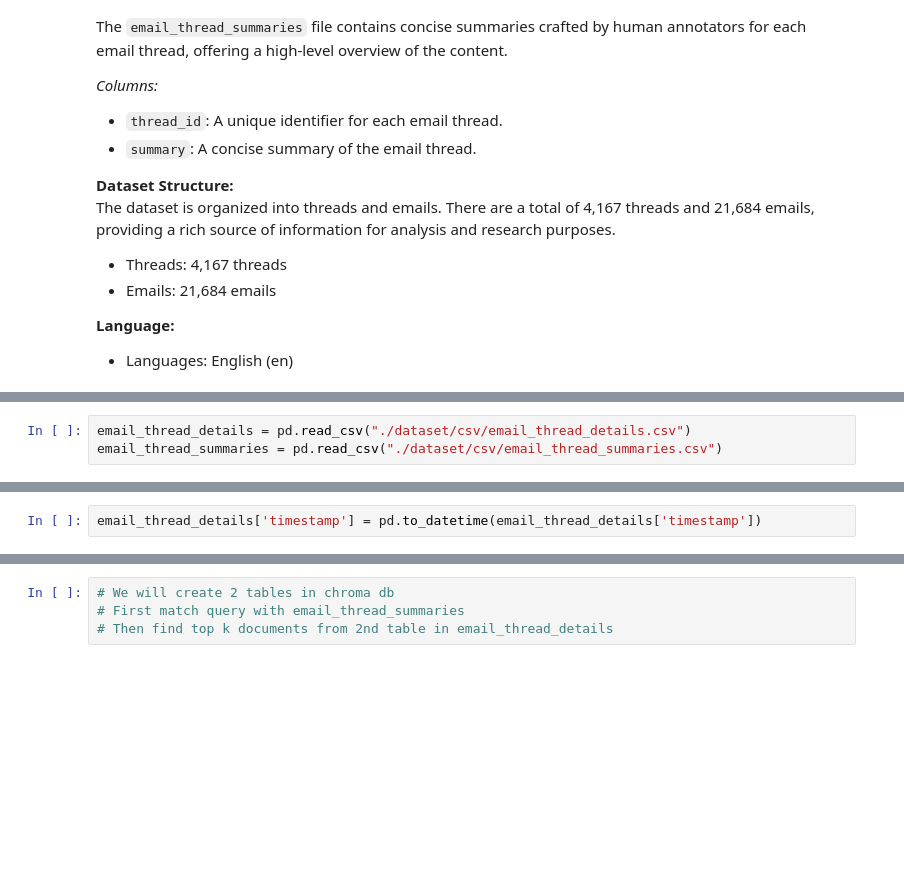
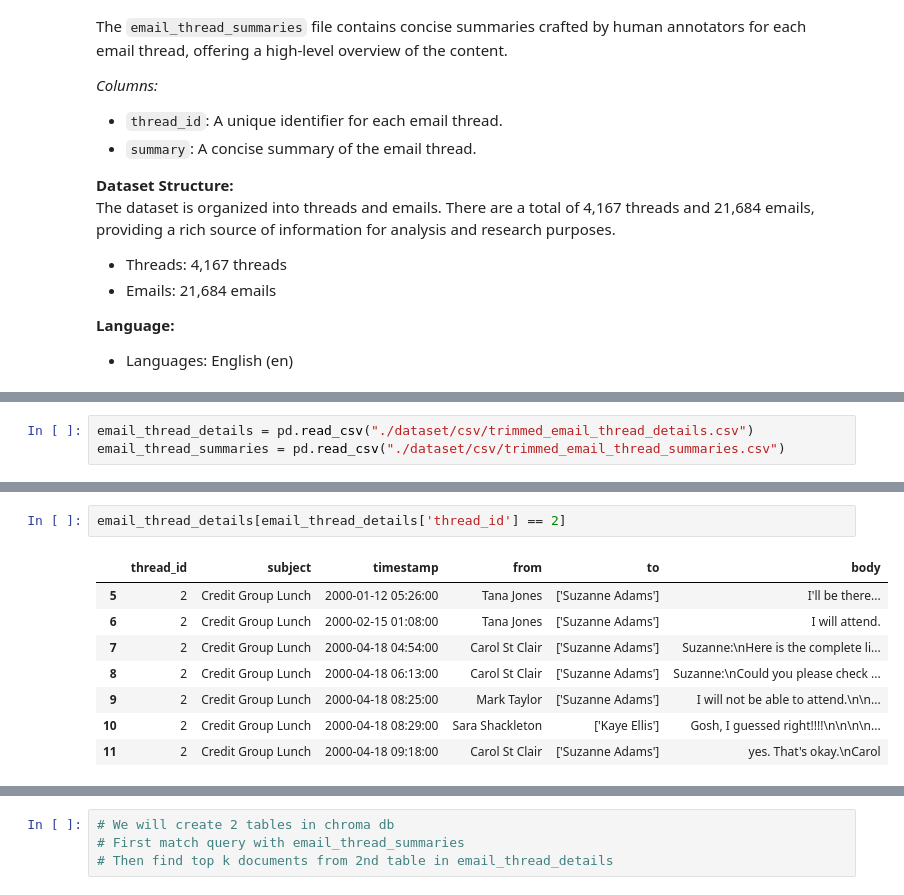
Before and after one commit to Rishabh-Saha/email-search-ai, a Jupyter notebook: EmailSearchAI1.ipynb, the cells around one changed output, grey strips where cells are left out. Drawn from its saved outputs; the diff is of its cells as text; blank space fills up the shorter version.

```diff
--- a/EmailSearchAI1.ipynb
+++ b/EmailSearchAI1.ipynb
@@ -70,7 +72,7 @@ from bs4 import BeautifulSoup
 import re
 # %%
-email_thread_details = pd.read_csv("./dataset/csv/email_thread_details.csv")
-email_thread_summaries = pd.read_csv("./dataset/csv/email_thread_summaries.csv")
+email_thread_details = pd.read_csv("./dataset/csv/trimmed_email_thread_details.csv")
+email_thread_summaries = pd.read_csv("./dataset/csv/trimmed_email_thread_summaries.csv")
 # %%
 email_thread_details.head()
 # %% [output]
@@ -92,2 +84,0 @@ email_thread_summaries.head()
-# %%
-email_thread_details['timestamp'] = pd.to_datetime(email_thread_details['timestamp'])
@@ -93,0 +104,11 @@ email_thread_details['timestamp'] = pd.to_datetime(email_thread_details['timesta
+# %%
+email_thread_details[email_thread_details['thread_id'] == 2]
+# %% [output]
+|  | thread_id | subject | timestamp | from | to | body |
+| 5 | 2 | Credit Group Lunch | 2000-01-12 05:26:00 | Tana Jones | ['Suzanne Adams'] | I'll be there... |
+| 6 | 2 | Credit Group Lunch | 2000-02-15 01:08:00 | Tana Jones | ['Suzanne Adams'] | I will attend. |
+| 7 | 2 | Credit Group Lunch | 2000-04-18 04:54:00 | Carol St Clair | ['Suzanne Adams'] | Suzanne:\nHere is the complete li... |
+| 8 | 2 | Credit Group Lunch | 2000-04-18 06:13:00 | Carol St Clair | ['Suzanne Adams'] | Suzanne:\nCould you please check ... |
+| 9 | 2 | Credit Group Lunch | 2000-04-18 08:25:00 | Mark Taylor | ['Suzanne Adams'] | I will not be able to attend.\n\n... |
+| 10 | 2 | Credit Group Lunch | 2000-04-18 08:29:00 | Sara Shackleton | ['Kaye Ellis'] | Gosh, I guessed right!!!!\n\n\n\n... |
+| 11 | 2 | Credit Group Lunch | 2000-04-18 09:18:00 | Carol St Clair | ['Suzanne Adams'] | yes. That's okay.\nCarol |
```
Also changed, not shown: parts of 24 cells of this notebook, 3 other files.
